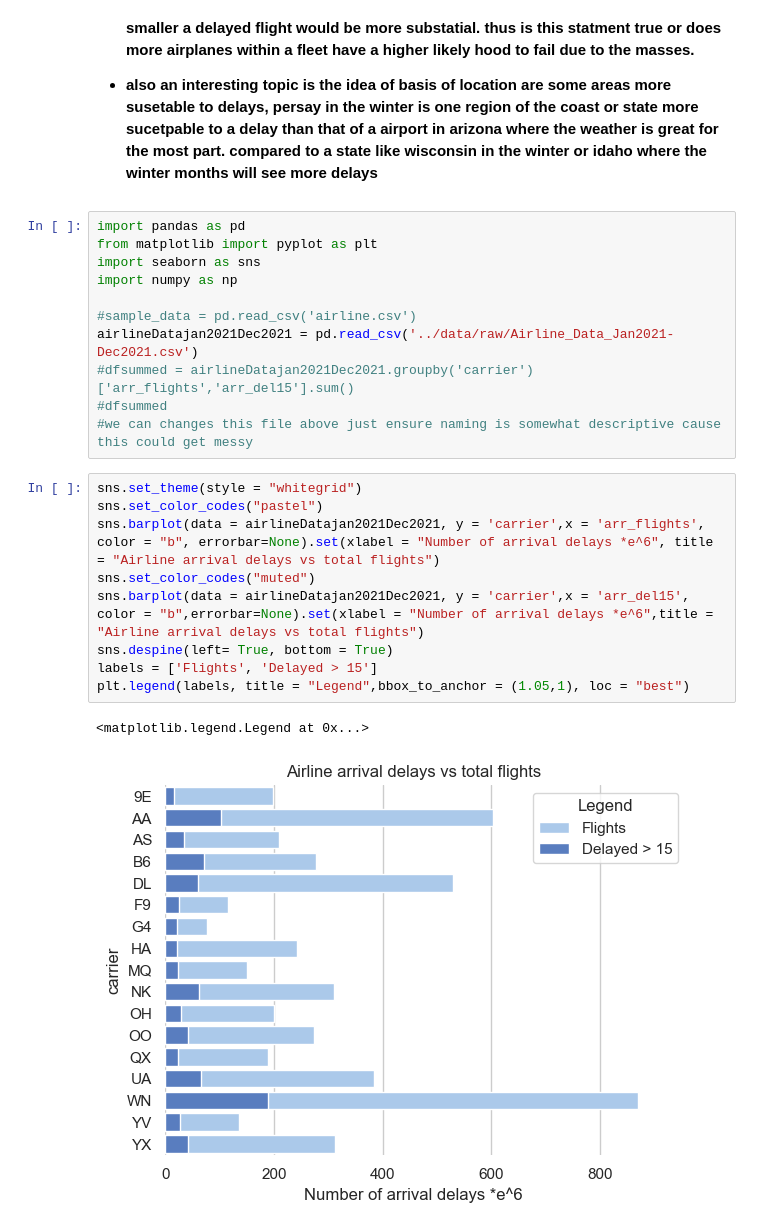
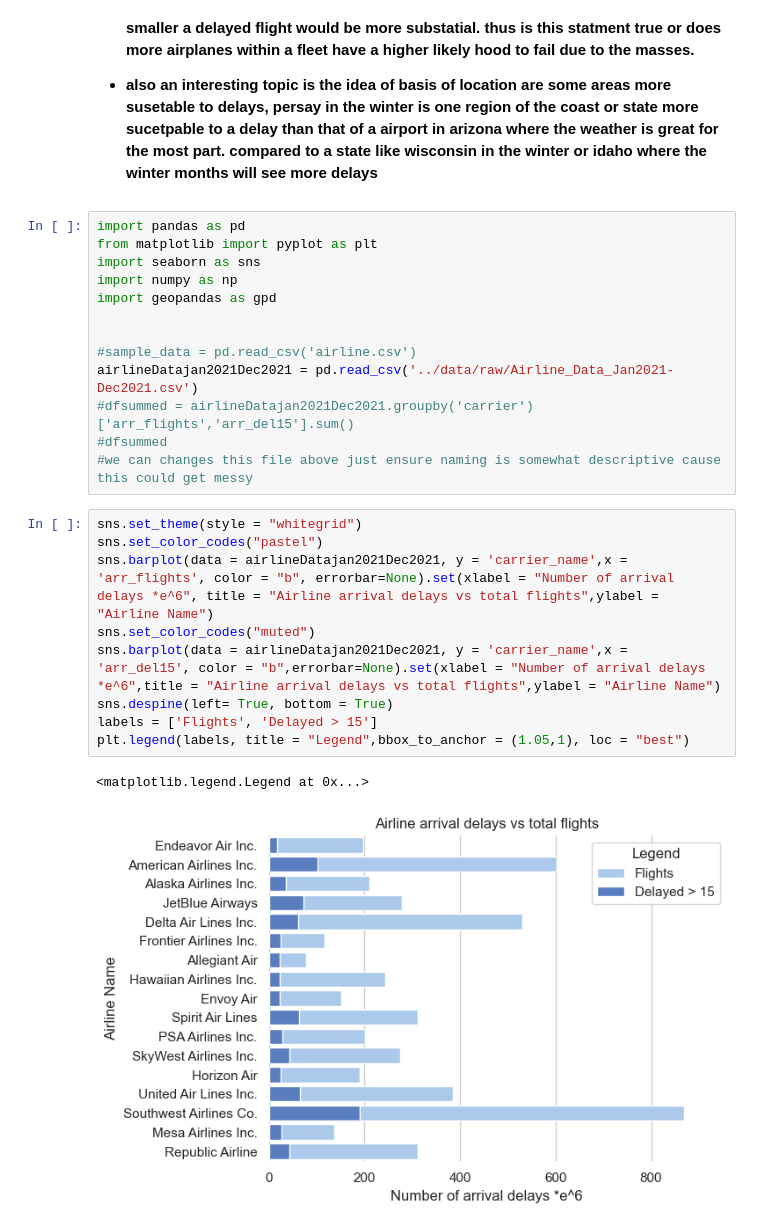
Before and after one commit to ubco-W2022T2-data301/project-group-group51, a Jupyter notebook: analysis/analysis2.ipynb, the cells around one changed output. Cells and saved outputs as stored; diff of their text form.

```diff
--- a/analysis/analysis2.ipynb
+++ b/analysis/analysis2.ipynb
@@ -15,6 +15,8 @@ import pandas as pd
 from matplotlib import pyplot as plt
 import seaborn as sns
 import numpy as np
+import geopandas as gpd
+
 
 #sample_data = pd.read_csv('airline.csv')
 airlineDatajan2021Dec2021 = pd.read_csv('../data/raw/Airline_Data_Jan2021-Dec2021.csv')
@@ -24,12 +26,12 @@ airlineDatajan2021Dec2021 = pd.read_csv('../data/raw/Airline_Data_Jan2021-Dec202
 # %%
 sns.set_theme(style = "whitegrid")
 sns.set_color_codes("pastel")
-sns.barplot(data = airlineDatajan2021Dec2021, y = 'carrier',x = 'arr_flights', color = "b", errorbar=None).set(xlabel = "Number of arrival delays *e^6", title = "Airline arrival delays vs total flights")
+sns.barplot(data = airlineDatajan2021Dec2021, y = 'carrier_name',x = 'arr_flights', color = "b", errorbar=None).set(xlabel = "Number of arrival delays *e^6", title = "Airline arrival delays vs total flights",ylabel = "Airline Name")
 sns.set_color_codes("muted")
-sns.barplot(data = airlineDatajan2021Dec2021, y = 'carrier',x = 'arr_del15', color = "b",errorbar=None).set(xlabel = "Number of arrival delays *e^6",title = "Airline arrival delays vs total flights")
+sns.barplot(data = airlineDatajan2021Dec2021, y = 'carrier_name',x = 'arr_del15', color = "b",errorbar=None).set(xlabel = "Number of arrival delays *e^6",title = "Airline arrival delays vs total flights",ylabel = "Airline Name")
 sns.despine(left= True, bottom = True)
 labels = ['Flights', 'Delayed > 15']
 plt.legend(labels, title = "Legend",bbox_to_anchor = (1.05,1), loc = "best")
 # %% [output]
 <matplotlib.legend.Legend at 0x...>
-[figure, old version]
+[figure, new version]
```
Also changed, not shown: parts of 4 cells of this notebook, 12 other files.
